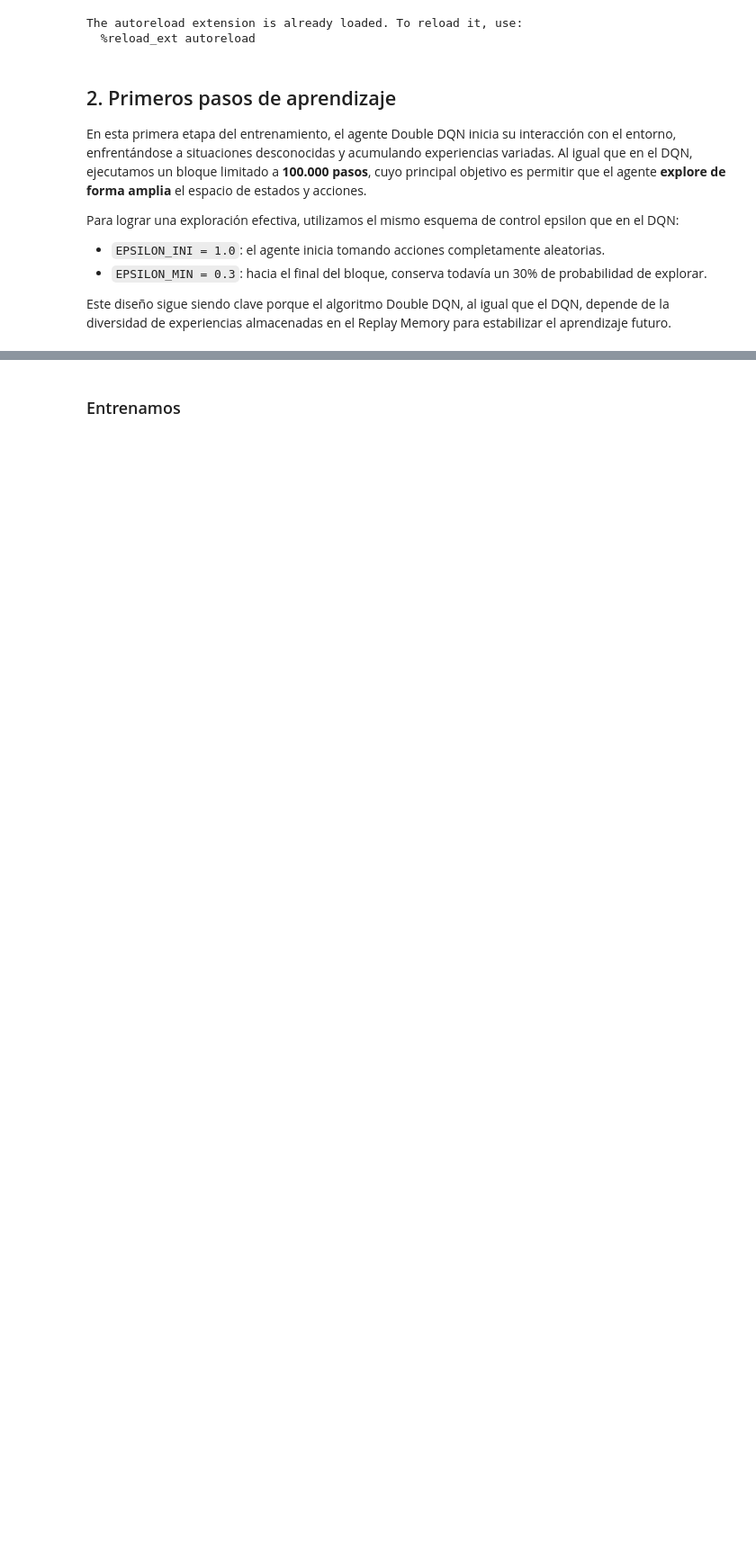
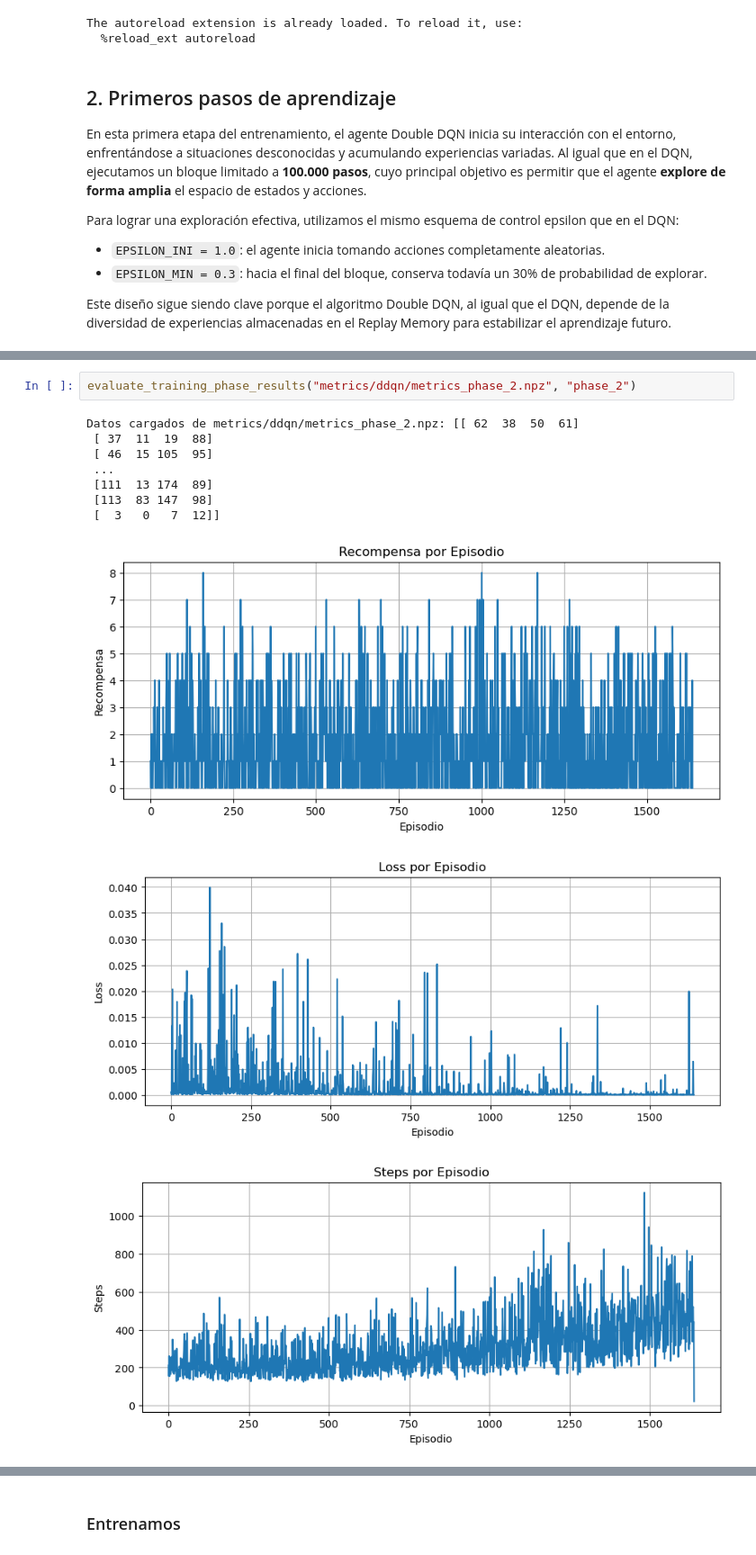
Before and after one commit to nataliacampiglia/obligatorio-taller-ia, a Jupyter notebook: Obligatorio_2025_Letra.ipynb, the cells around one changed output, grey strips where cells are left out. Shown at 90% size. Cells and saved outputs as stored; diff of their text form; blank space fills up the shorter version.

```diff
--- a/Obligatorio_2025_Letra.ipynb
+++ b/Obligatorio_2025_Letra.ipynb
@@ -1025,0 +1083,13 @@ FileNotFoundError: [Errno 2] No such file or directory: 'metrics/ddqn/ddqn/metri
+# %%
+evaluate_training_phase_results("metrics/ddqn/metrics_phase_2.npz", "phase_2")
+# %% [output]
+Datos cargados de metrics/ddqn/metrics_phase_2.npz: [[ 62  38  50  61]
+ [ 37  11  19  88]
+ [ 46  15 105  95]
+ ...
+ [111  13 174  89]
+ [113  83 147  98]
+ [  3   0   7  12]]
+[figure, added]
+[figure, added]
+[figure, added]
```
Also changed, not shown: parts of 23 cells of this notebook, 20 other files.
